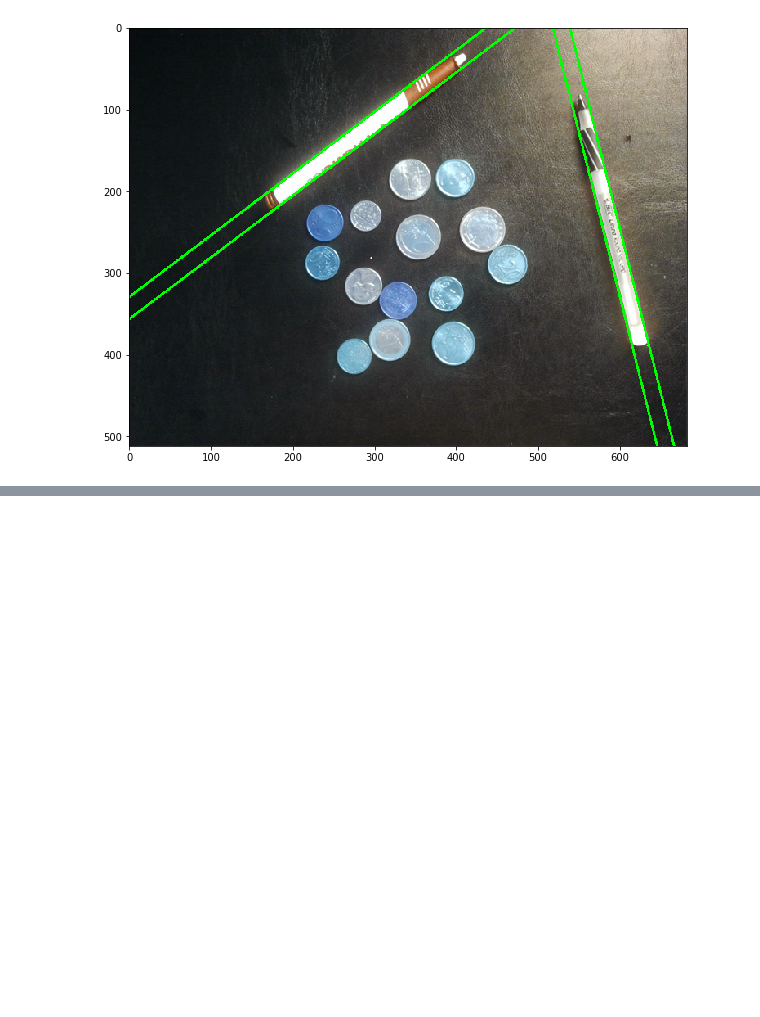
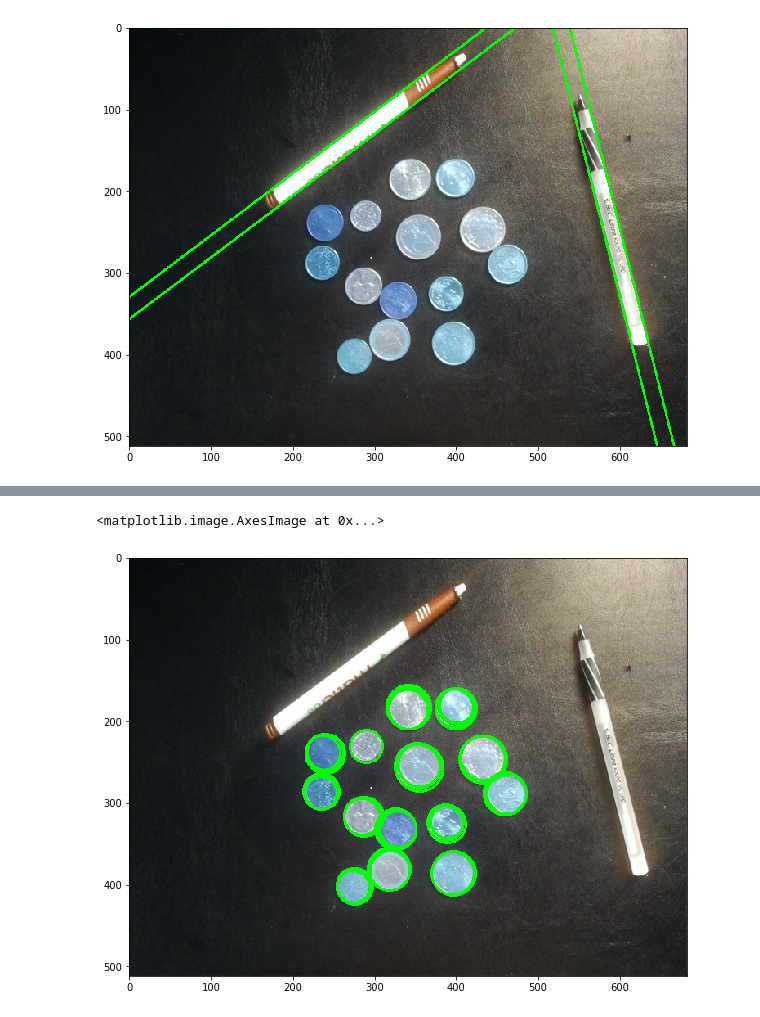
Before and after one commit to 123liuziming/ud810-introduction-to-cv, a Jupyter notebook: problem-set-01/01.ipynb, the cells around one changed output, grey strips where cells are left out. Saved outputs shown, nothing was run; the diff lists cells and outputs as text; code cells hidden in the pictures; blank space fills up the shorter version.

```diff
--- a/problem-set-01/01.ipynb
+++ b/problem-set-01/01.ipynb
@@ -108,0 +122,5 @@ plt.imshow(img_line)
+# %%
+plt.imshow(img_circles)
+# %% [output]
+<matplotlib.image.AxesImage at 0x...>
+[figure, added]
```
Also changed, not shown: parts of 5 cells of this notebook, 9 other files.
